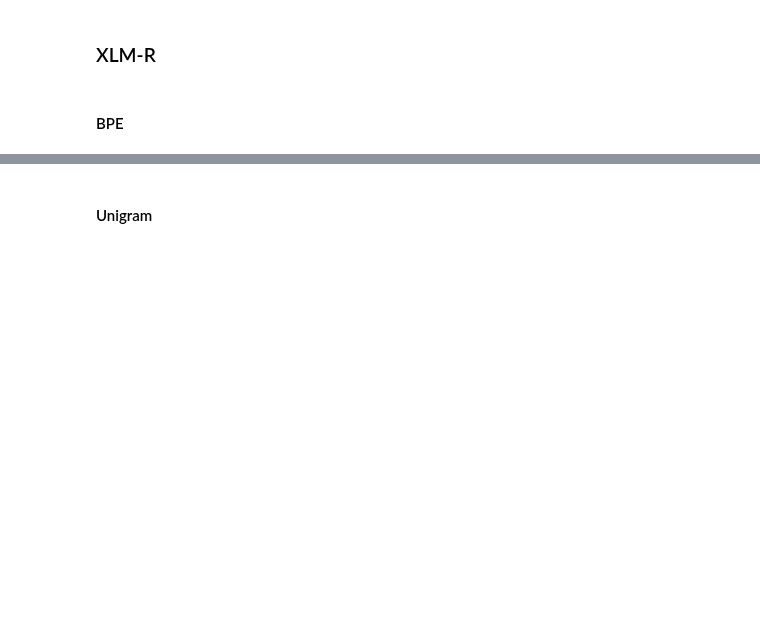
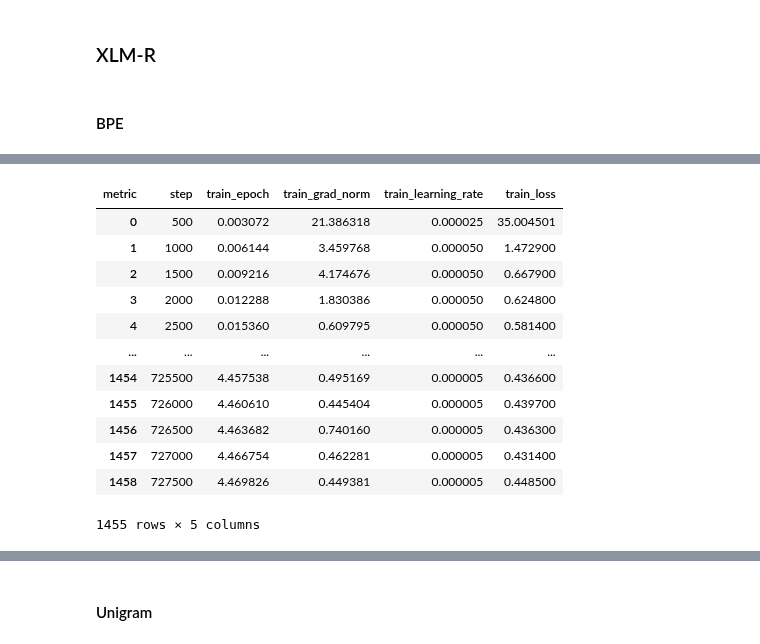
Before and after one commit to waiyanminkhaing/ms-thesis, a Jupyter notebook: proposed-model-variants.ipynb, the cells around one changed output, grey strips where cells are left out. Drawn from its saved outputs; the diff is of its cells as text; code cells hidden in the pictures; blank space fills up the shorter version.

```diff
--- a/proposed-model-variants.ipynb
+++ b/proposed-model-variants.ipynb
@@ -577,0 +583,16 @@ xlmr_bpe_trained_results = extract_extended_metrics_from_logs("XLM-R_BPE")
+# %%
+display(xlmr_bpe_trained_train_results)
+# %% [output]
+| metric | step | train_epoch | train_grad_norm | train_learning_rate | train_loss |
+| 0 | 500 | 0.003072 | 21.386318 | 0.000025 | 35.004501 |
+| 1 | 1000 | 0.006144 | 3.459768 | 0.000050 | 1.472900 |
+| 2 | 1500 | 0.009216 | 4.174676 | 0.000050 | 0.667900 |
+| 3 | 2000 | 0.012288 | 1.830386 | 0.000050 | 0.624800 |
+| 4 | 2500 | 0.015360 | 0.609795 | 0.000050 | 0.581400 |
+| ... | ... | ... | ... | ... | ... |
+| 1454 | 725500 | 4.457538 | 0.495169 | 0.000005 | 0.436600 |
+| 1455 | 726000 | 4.460610 | 0.445404 | 0.000005 | 0.439700 |
+| 1456 | 726500 | 4.463682 | 0.740160 | 0.000005 | 0.436300 |
+| 1457 | 727000 | 4.466754 | 0.462281 | 0.000005 | 0.431400 |
+| 1458 | 727500 | 4.469826 | 0.449381 | 0.000005 | 0.448500 |
+1455 rows × 5 columns
```
Also changed, not shown: parts of 19 cells of this notebook, 1 other file.
